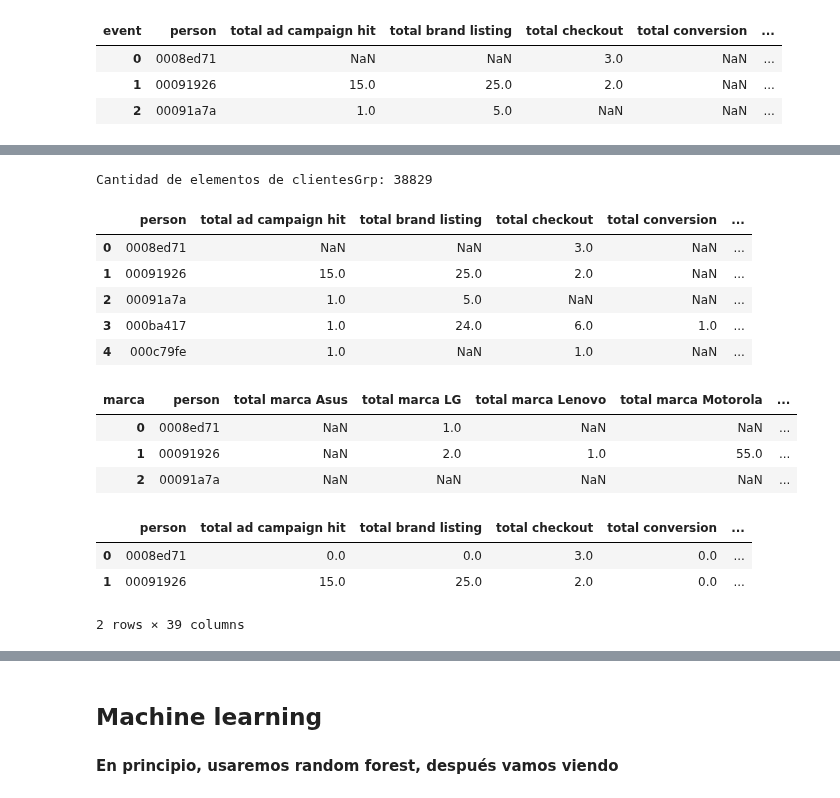
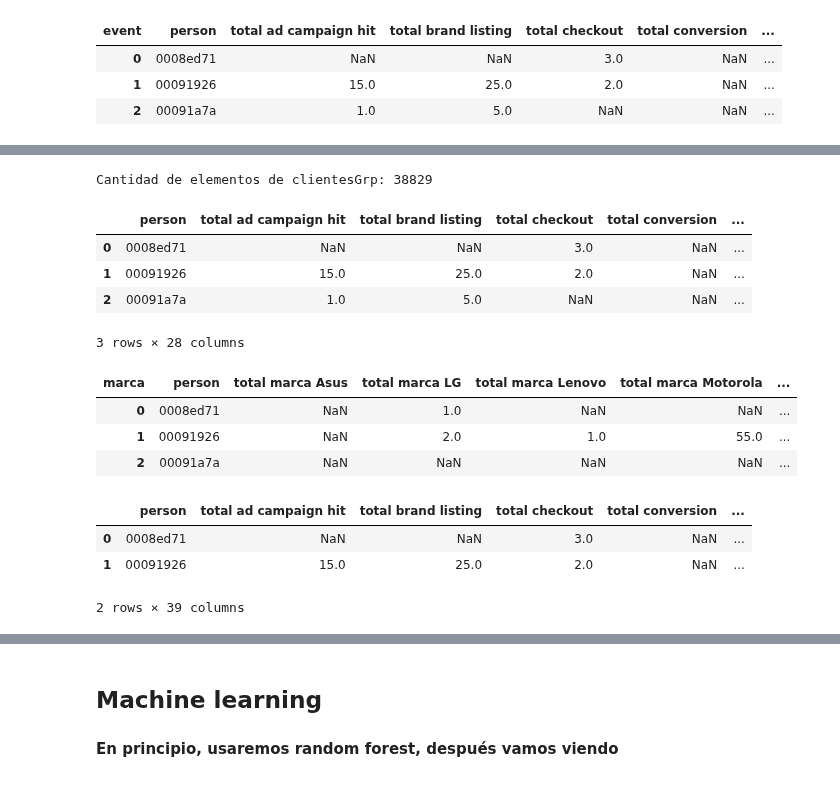
Before and after one commit to btusca/7506, a Jupyter notebook: TP2/Pre TP2.ipynb, the cells around one changed output, grey strips where cells are left out. Drawn from its saved outputs; the diff is of its cells as text; code cells hidden in the pictures.

```diff
--- a/TP2/Pre TP2.ipynb
+++ b/TP2/Pre TP2.ipynb
@@ -119,3 +119,7 @@ Cantidad de elementos de eventosGrp: 38829
 | 0 | 0008ed71 | NaN | NaN | 3.0 | NaN | ... |
 | 1 | 00091926 | 15.0 | 25.0 | 2.0 | NaN | ... |
 | 2 | 00091a7a | 1.0 | 5.0 | NaN | NaN | ... |
+# %%
+eventosNormalizados  = eventos.groupby('person')['event'].value_counts(normalize=True).unstack().reset_index()
+eventosNormalizados.columns = eventosNormalizados.columns.map(lambda x: x if x == 'person' else 'promedio ' + x)
+eventosNormalizados.head(3)
@@ -122,16 +131,16 @@ Cantidad de elementos de eventosGrp: 38829
 # %%
 #Agrupamos los primeros features, de mes y evento
 clientesGrp = pd.merge(eventosGrp,mesesGrp,on='person')
+clientesGrp = clientesGrp.merge(eventosNormalizados,on='person',how='left')
 print('Cantidad de elementos de clientesGrp:',len(clientesGrp))
-clientesGrp.head()
+clientesGrp.head(3)
 # %% [output]
 Cantidad de elementos de clientesGrp: 38829
 |  | person | total ad campaign hit | total brand listing | total checkout | total conversion | ... |
 | 0 | 0008ed71 | NaN | NaN | 3.0 | NaN | ... |
 | 1 | 00091926 | 15.0 | 25.0 | 2.0 | NaN | ... |
 | 2 | 00091a7a | 1.0 | 5.0 | NaN | NaN | ... |
-| 3 | 000ba417 | 1.0 | 24.0 | 6.0 | 1.0 | ... |
-| 4 | 000c79fe | 1.0 | NaN | 1.0 | NaN | ... |
+3 rows × 28 columns
 # %%
 marcasGrp = eventos.groupby('person')['marca'].value_counts().unstack().reset_index()
 marcasGrp.columns = marcasGrp.columns.map(lambda x: x if x == 'person' else 'total marca ' + x)
@@ -143,10 +152,10 @@ marcasGrp.head(3)
 | 2 | 00091a7a | NaN | NaN | NaN | NaN | ... |
 # %%
 #A los features ya obtenidos le agregamos las marcas de los modelos consultados. Importante el left join!
-clientesGrp = clientesGrp.merge(marcasGrp,on='person',how='left').fillna(0)
+clientesGrp = clientesGrp.merge(marcasGrp,on='person',how='left')
 clientesGrp.head(2)
 # %% [output]
 |  | person | total ad campaign hit | total brand listing | total checkout | total conversion | ... |
-| 0 | 0008ed71 | 0.0 | 0.0 | 3.0 | 0.0 | ... |
-| 1 | 00091926 | 15.0 | 25.0 | 2.0 | 0.0 | ... |
+| 0 | 0008ed71 | NaN | NaN | 3.0 | NaN | ... |
+| 1 | 00091926 | 15.0 | 25.0 | 2.0 | NaN | ... |
 2 rows × 39 columns
```
Also changed, not shown: parts of 27 cells of this notebook.
